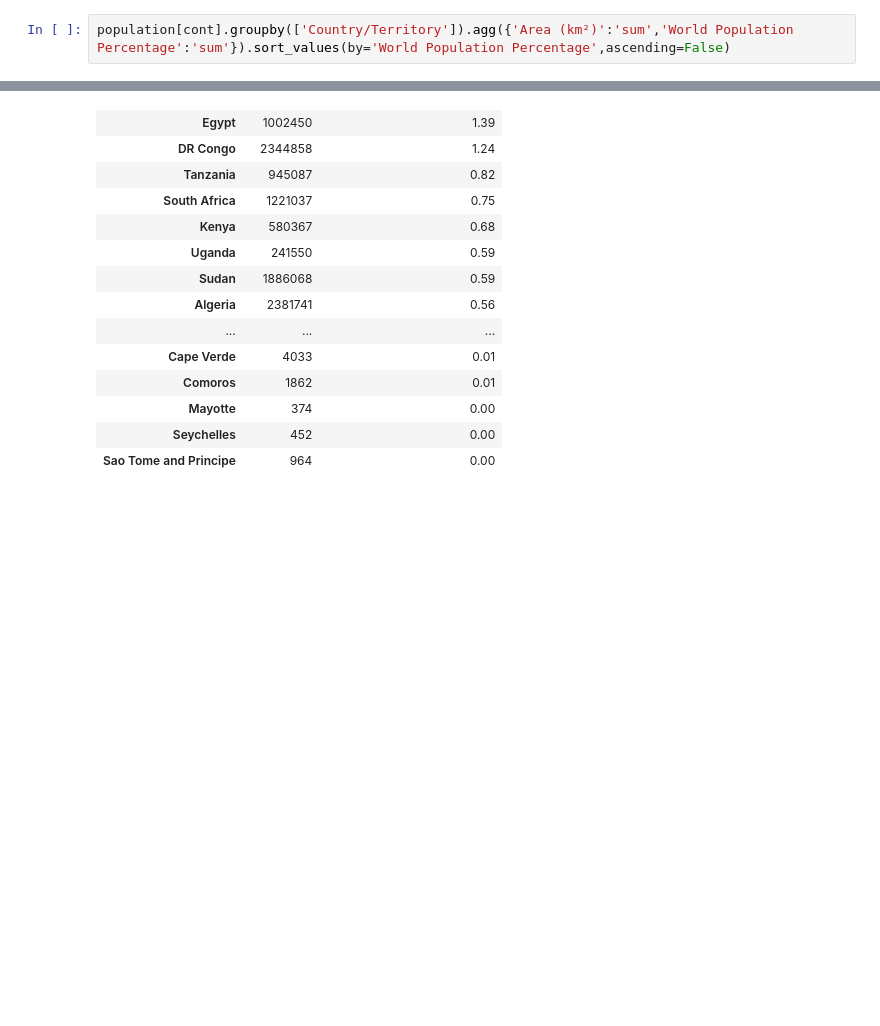
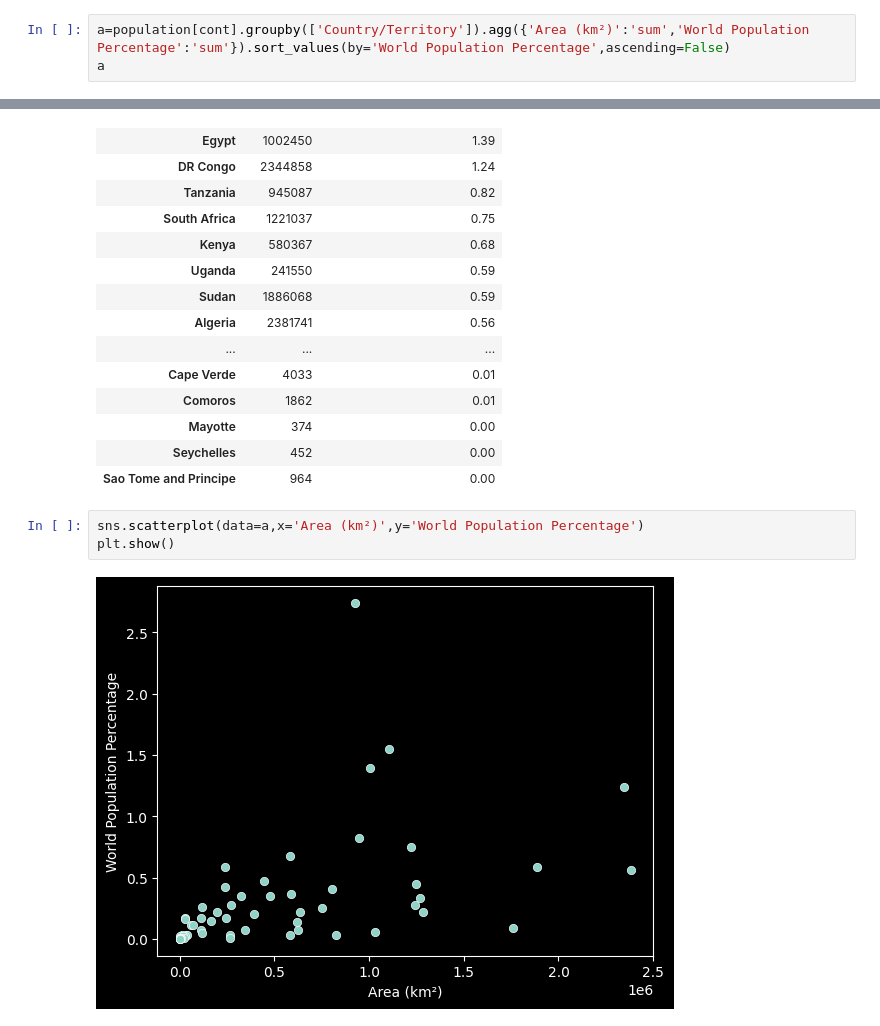
Before and after one commit to PablomxH/Population-Data-Analysis-Using-Python, a Jupyter notebook: analysis.ipynb, the cells around one changed output, grey strips where cells are left out. Saved outputs shown, nothing was run; the diff lists cells and outputs as text; blank space fills up the shorter version.

```diff
--- a/analysis.ipynb
+++ b/analysis.ipynb
@@ -329,5 +308,6 @@ population[cont]
 # %%
-population[cont].groupby(['Country/Territory']).agg({'Area (km²)':'sum','World Population Percentage':'sum'}).sort_values(by='World Population Percentage',ascending=False)
+a=population[cont].groupby(['Country/Territory']).agg({'Area (km²)':'sum','World Population Percentage':'sum'}).sort_values(by='World Population Percentage',ascending=False)
+a
 # %% [output]
 |  | Area (km²) | World Population Percentage |
 | Country/Territory |  |  |
@@ -347,3 +327,8 @@ population[cont].groupby(['Country/Territory']).agg({'Area (km²)':'sum','World
 | Mayotte | 374 | 0.00 |
 | Seychelles | 452 | 0.00 |
 | Sao Tome and Principe | 964 | 0.00 |
+# %%
+sns.scatterplot(data=a,x='Area (km²)',y='World Population Percentage')
+plt.show()
+# %% [output]
+[figure, added]
```
Also changed, not shown: parts of 3 cells of this notebook.
